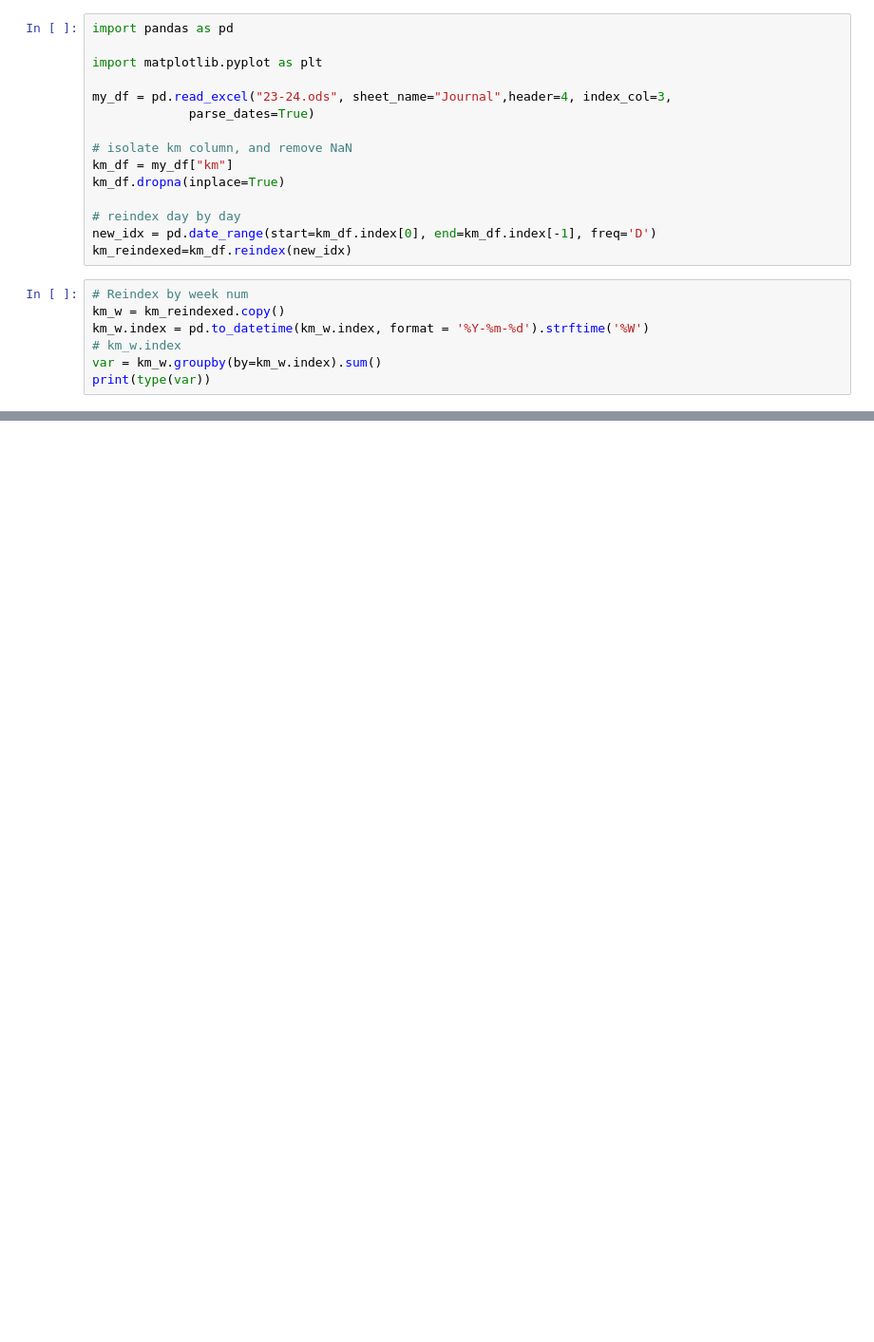
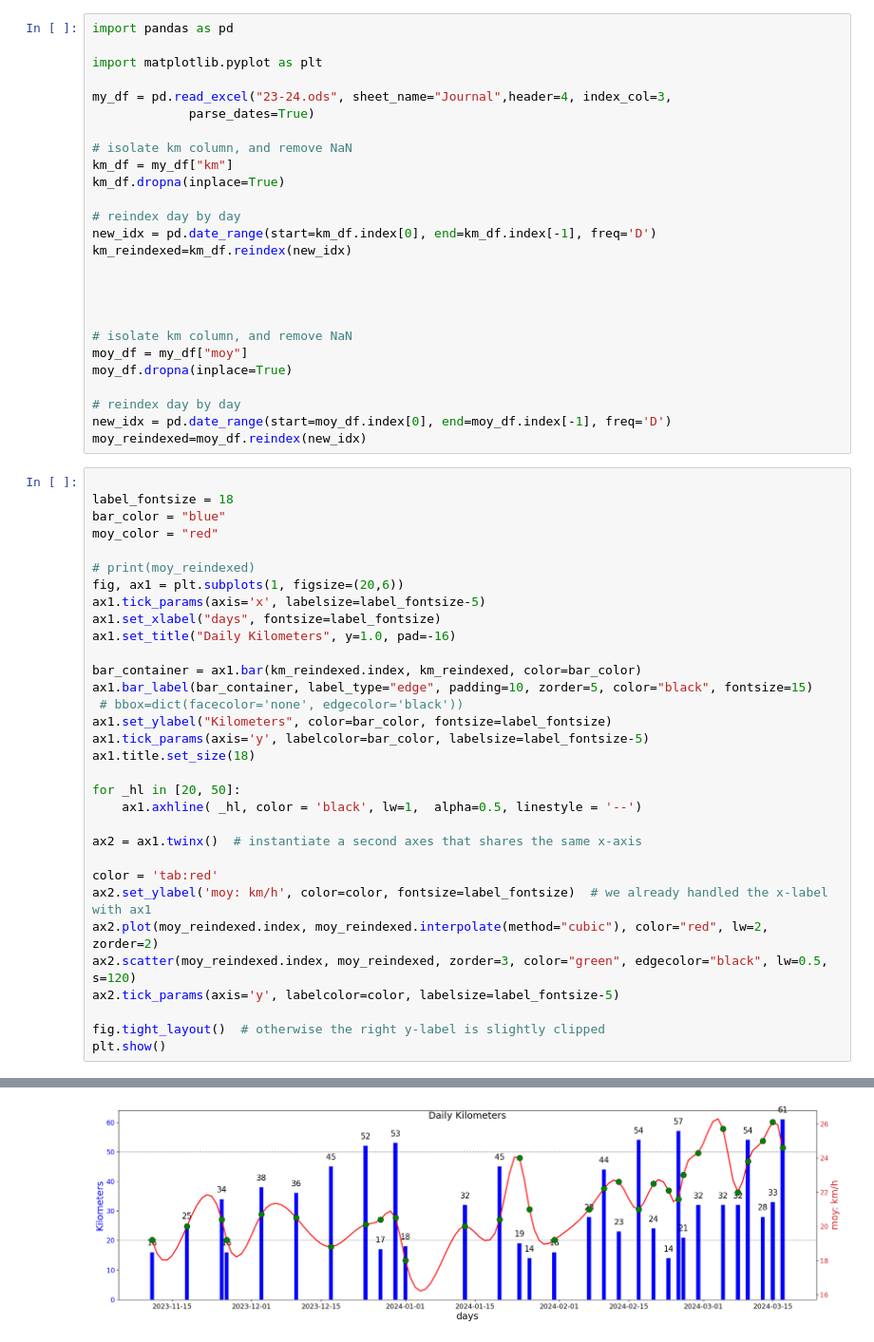
Before and after one commit to RichardHitier/visu-velo, a Jupyter notebook: notebooks/ReadPlotVelo.ipynb, the cells around one changed output, grey strips where cells are left out. Shown at 95% size. Drawn from its saved outputs; the diff is of its cells as text; blank space fills up the shorter version.

```diff
--- a/notebooks/ReadPlotVelo.ipynb
+++ b/notebooks/ReadPlotVelo.ipynb
@@ -13,11 +13,47 @@ km_df.dropna(inplace=True)
 # reindex day by day
 new_idx = pd.date_range(start=km_df.index[0], end=km_df.index[-1], freq='D')
 km_reindexed=km_df.reindex(new_idx)
+
+
+
+
+# isolate km column, and remove NaN
+moy_df = my_df["moy"]
+moy_df.dropna(inplace=True)
+
+# reindex day by day
+new_idx = pd.date_range(start=moy_df.index[0], end=moy_df.index[-1], freq='D')
+moy_reindexed=moy_df.reindex(new_idx)
 # %%
-# Reindex by week num
-km_w = km_reindexed.copy()
-km_w.index = pd.to_datetime(km_w.index, format = '%Y-%m-%d').strftime('%W')
-# km_w.index
-var = km_w.groupby(by=km_w.index).sum()
-print(type(var))
+
+label_fontsize = 18
+bar_color = "blue"
+moy_color = "red"
+
+# print(moy_reindexed)
+fig, ax1 = plt.subplots(1, figsize=(20,6))
+ax1.tick_params(axis='x', labelsize=label_fontsize-5)
+ax1.set_xlabel("days", fontsize=label_fontsize)
+ax1.set_title("Daily Kilometers", y=1.0, pad=-16)
+
+bar_container = ax1.bar(km_reindexed.index, km_reindexed, color=bar_color)
+ax1.bar_label(bar_container, label_type="edge", padding=10, zorder=5, color="black", fontsize=15)
+ # bbox=dict(facecolor='none', edgecolor='black'))
+ax1.set_ylabel("Kilometers", color=bar_color, fontsize=label_fontsize)
+ax1.tick_params(axis='y', labelcolor=bar_color, labelsize=label_fontsize-5)
+ax1.title.set_size(18)
+
+for _hl in [20, 50]:
+    ax1.axhline( _hl, color = 'black', lw=1,  alpha=0.5, linestyle = '--')
+
+ax2 = ax1.twinx()  # instantiate a second axes that shares the same x-axis
+
+color = 'tab:red'
+ax2.set_ylabel('moy: km/h', color=color, fontsize=label_fontsize)  # we already handled the x-label with ax1
+ax2.plot(moy_reindexed.index, moy_reindexed.interpolate(method="cubic"), color="red", lw=2, zorder=2)
+ax2.scatter(moy_reindexed.index, moy_reindexed, zorder=3, color="green", edgecolor="black", lw=0.5, s=120)
+ax2.tick_params(axis='y', labelcolor=color, labelsize=label_fontsize-5)
+
+fig.tight_layout()  # otherwise the right y-label is slightly clipped
+plt.show()
 # %% [output]
@@ -25 +60,2 @@ print(type(var))
+[figure, added]
 # %%
```
Also changed, not shown: parts of 2 cells of this notebook, 1 other file.
